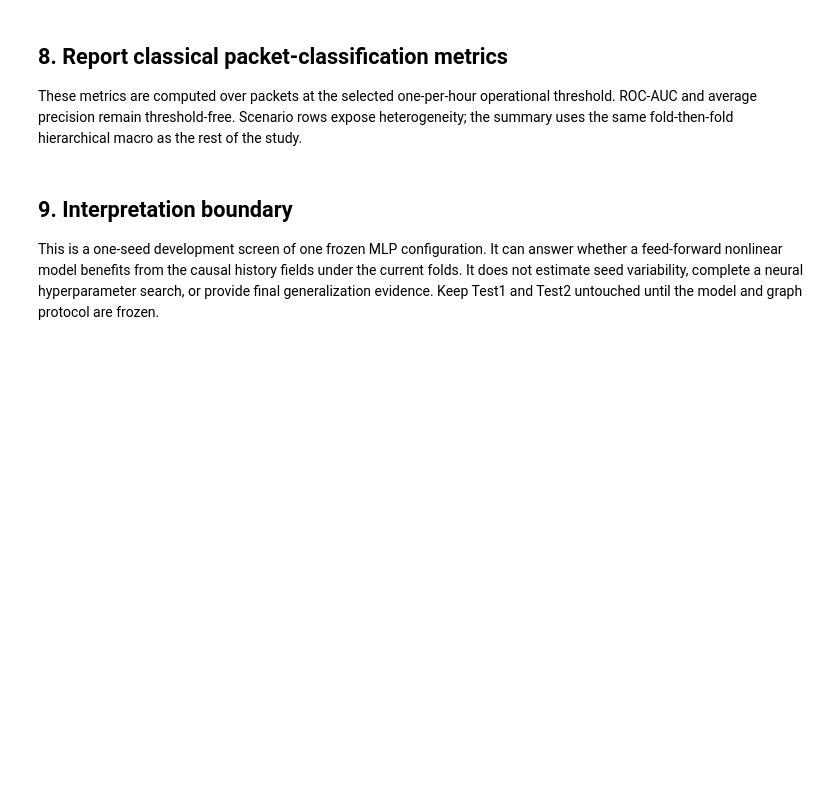
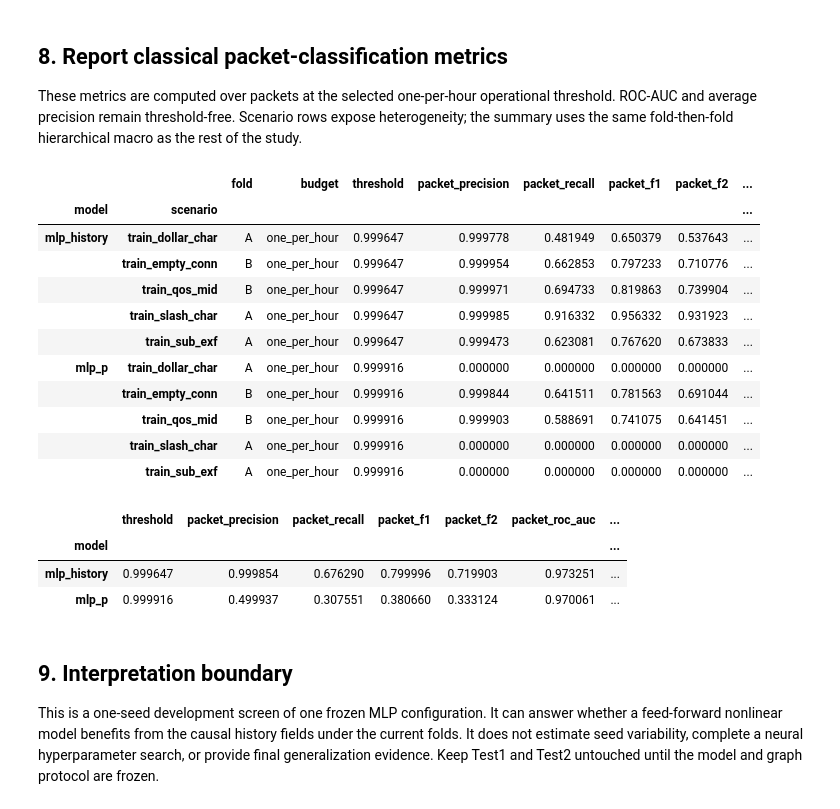
Before and after one commit to tatipar/temporalgnn-nids, a Jupyter notebook: code/python/notebook/capture_mlp_training.ipynb, the cells around one changed output. Cells and saved outputs as stored; diff of their text form; code cells hidden in the pictures; blank space fills up the shorter version.

Commit message:
run capture mlp training notebook

```diff
--- a/code/python/notebook/capture_mlp_training.ipynb
+++ b/code/python/notebook/capture_mlp_training.ipynb
@@ -243,7 +351,7 @@ display(operational_table)
 These metrics are computed over packets at the selected one-per-hour operational threshold. ROC-AUC and average precision remain threshold-free. Scenario rows expose heterogeneity; the summary uses the same fold-then-fold hierarchical macro as the rest of the study.
 # %%
 def safe_ratio(numerator, denominator):
-    return numerator / denominator if denominator else float("nan")
+    return numerator / denominator if denominator else 0.0
 
 
 def f_beta(precision, recall, beta):
@@ -251,7 +359,7 @@ def f_beta(precision, recall, beta):
     denominator = beta_squared * precision + recall
     return (
         (1 + beta_squared) * precision * recall / denominator
-        if denominator else float("nan")
+        if denominator else 0.0
     )
 
 
@@ -296,33 +404,50 @@ for model_name, model_report in operational_report["models"].items():
 
 classic_table = pd.DataFrame(classic_rows)
 display(classic_table.set_index(["model", "scenario"]).sort_index())
 
 summary_fields = [
     "packet_precision",
     "packet_recall",
     "packet_f1",
     "packet_f2",
     "packet_roc_auc",
     "packet_average_precision",
     "packet_false_positive_rate",
     "false_alert_windows_per_hour",
 ]
 fold_means = (
     classic_table.groupby(["model", "fold"], as_index=False)[summary_fields].mean()
 )
 classic_hierarchical = (
     fold_means.groupby("model", as_index=True)[summary_fields].mean()
 )
 thresholds = {
     model_name: model_report["thresholds"][primary_budget]["threshold"]
     for model_name, model_report in operational_report["models"].items()
 }
 classic_hierarchical.insert(
     0,
     "threshold",
     [thresholds[model_name] for model_name in classic_hierarchical.index],
 )
 display(classic_hierarchical)
+# %% [output]
+|  |  | fold | budget | threshold | packet_precision | packet_recall | packet_f1 | packet_f2 | ... |
+| model | scenario |  |  |  |  |  |  |  | ... |
+| mlp_history | train_dollar_char | A | one_per_hour | 0.999647 | 0.999778 | 0.481949 | 0.650379 | 0.537643 | ... |
+|  | train_empty_conn | B | one_per_hour | 0.999647 | 0.999954 | 0.662853 | 0.797233 | 0.710776 | ... |
+|  | train_qos_mid | B | one_per_hour | 0.999647 | 0.999971 | 0.694733 | 0.819863 | 0.739904 | ... |
+|  | train_slash_char | A | one_per_hour | 0.999647 | 0.999985 | 0.916332 | 0.956332 | 0.931923 | ... |
+|  | train_sub_exf | A | one_per_hour | 0.999647 | 0.999473 | 0.623081 | 0.767620 | 0.673833 | ... |
+| mlp_p | train_dollar_char | A | one_per_hour | 0.999916 | 0.000000 | 0.000000 | 0.000000 | 0.000000 | ... |
+|  | train_empty_conn | B | one_per_hour | 0.999916 | 0.999844 | 0.641511 | 0.781563 | 0.691044 | ... |
+|  | train_qos_mid | B | one_per_hour | 0.999916 | 0.999903 | 0.588691 | 0.741075 | 0.641451 | ... |
+|  | train_slash_char | A | one_per_hour | 0.999916 | 0.000000 | 0.000000 | 0.000000 | 0.000000 | ... |
+|  | train_sub_exf | A | one_per_hour | 0.999916 | 0.000000 | 0.000000 | 0.000000 | 0.000000 | ... |
+|  | threshold | packet_precision | packet_recall | packet_f1 | packet_f2 | packet_roc_auc | ... |
+| model |  |  |  |  |  |  | ... |
+| mlp_history | 0.999647 | 0.999854 | 0.676290 | 0.799996 | 0.719903 | 0.973251 | ... |
+| mlp_p | 0.999916 | 0.499937 | 0.307551 | 0.380660 | 0.333124 | 0.970061 | ... |
 # %% [markdown]
 ## 9. Interpretation boundary
 
```
Also changed, not shown: parts of 8 cells of this notebook.
